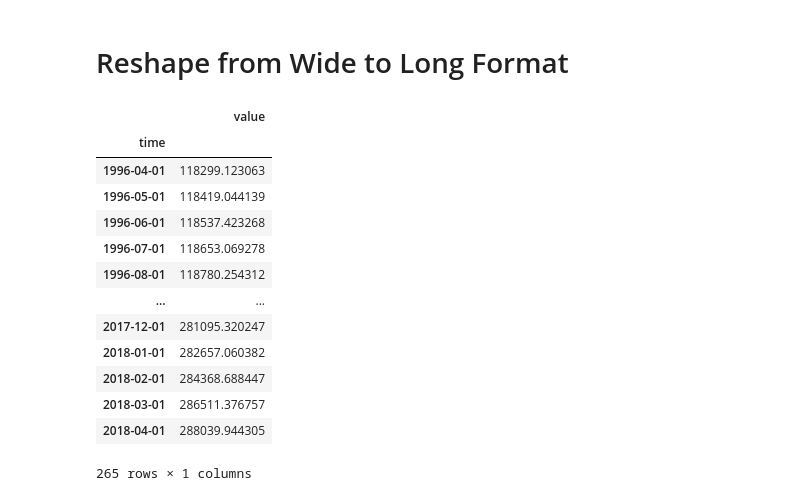
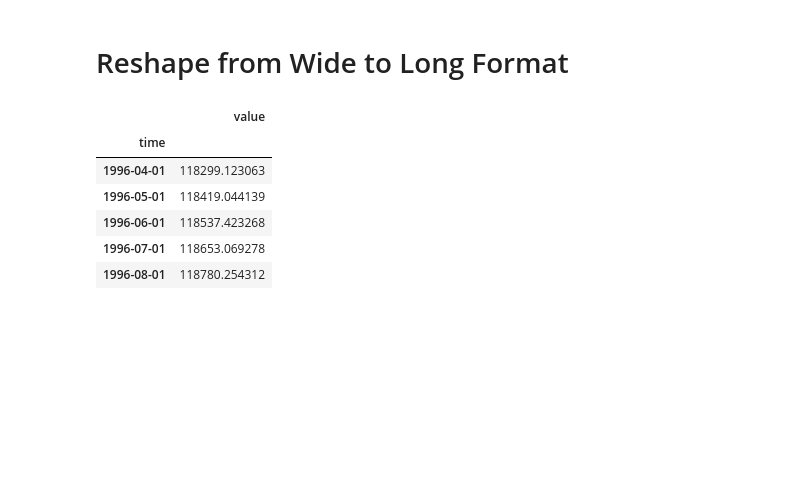
Before and after one commit to sarahadamsjack/time-series, a Jupyter notebook: sarah-eda.ipynb, the cells around one changed output. Saved outputs shown, nothing was run; the diff lists cells and outputs as text; code cells hidden in the pictures; blank space fills up the shorter version.

```diff
--- a/sarah-eda.ipynb
+++ b/sarah-eda.ipynb
@@ -23,7 +23,7 @@ from matplotlib import pyplot as plt
 %matplotlib inline
 # %%
 #read in data
-df = pd.read_csv('zillow_data.csv')
+df = pd.read_csv('zillow_data.csv.zip')
 df.head(30)
 # %% [output]
 |  | RegionID | RegionName | City | State | Metro | CountyName | SizeRank | 1996-04 | 1996-05 | 1996-06 | ... |
@@ -166,19 +166,13 @@ def melt_data(df):
     return melted.groupby('time').aggregate({'value':'mean'})
 # %%
 #first we will make individual dataframes for each zipcode area
-melt_data(df)
+df_melt = melt_data(df)
+df_melt.head()
 # %% [output]
 |  | value |
 | time |  |
 | 1996-04-01 | 118299.123063 |
 | 1996-05-01 | 118419.044139 |
 | 1996-06-01 | 118537.423268 |
 | 1996-07-01 | 118653.069278 |
 | 1996-08-01 | 118780.254312 |
-| ... | ... |
-| 2017-12-01 | 281095.320247 |
-| 2018-01-01 | 282657.060382 |
-| 2018-02-01 | 284368.688447 |
-| 2018-03-01 | 286511.376757 |
-| 2018-04-01 | 288039.944305 |
-265 rows × 1 columns
```
Also changed, not shown: parts of 25 cells of this notebook.
